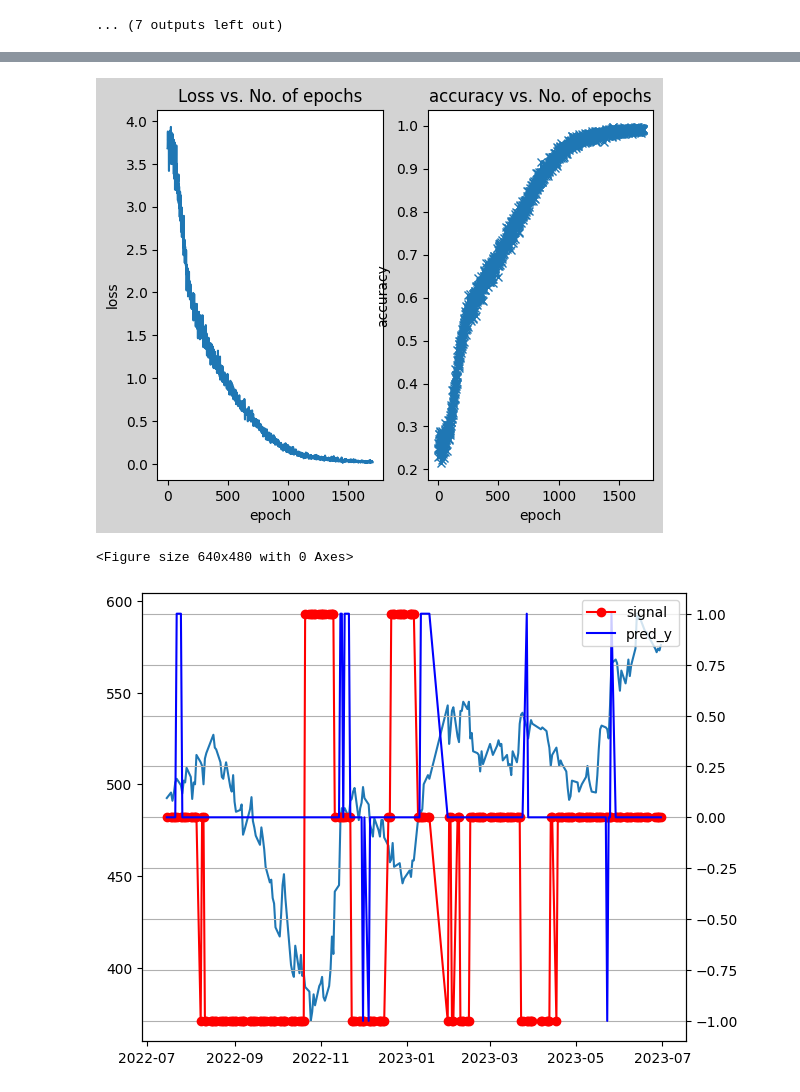
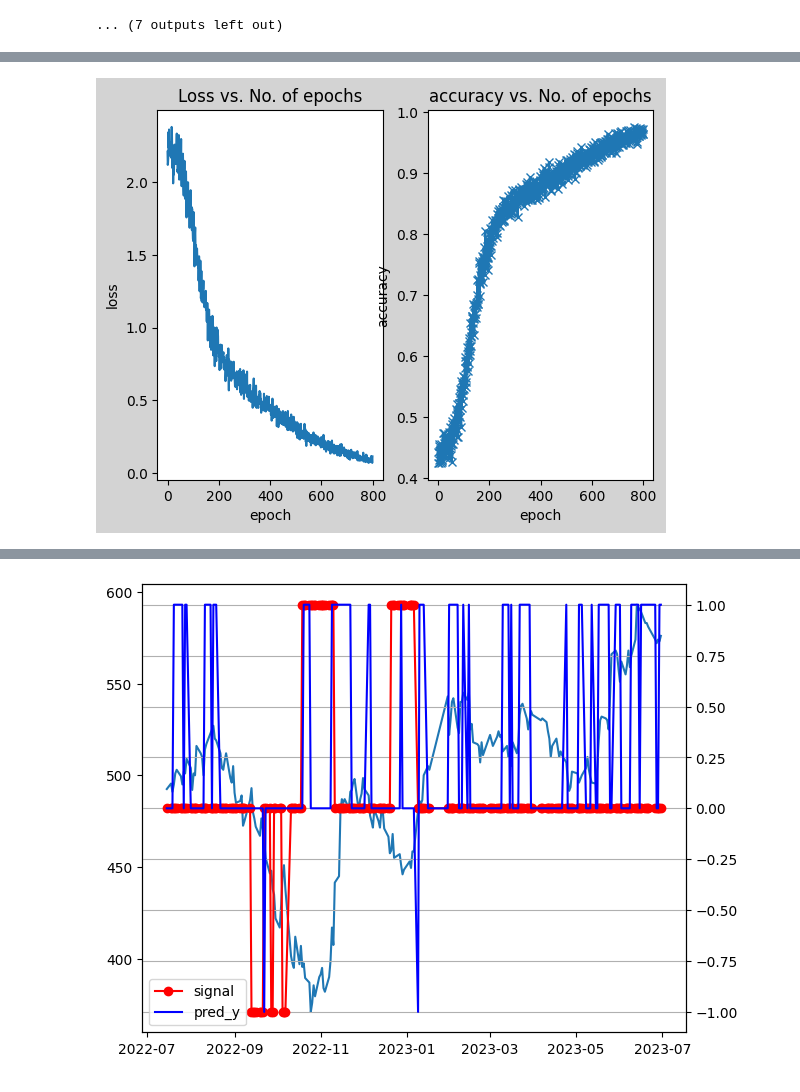
Before and after one commit to llffhh/Stock-Prediction-by-CNN-Study, a Jupyter notebook: stock_AI.ipynb, the cells around one changed output, grey strips where cells are left out. Drawn from its saved outputs; the diff is of its cells as text; code cells hidden in the pictures.

Commit message:
change the epoch

```diff
--- a/stock_AI.ipynb
+++ b/stock_AI.ipynb
@@ -647,7 +647,7 @@ StockTech_Nonan = StockTech.iloc[60:len(StockTech),:]
 print(StockTech_Nonan)
 
 #label the data and take out the Technical indicator and the label
-ret = triple_barrier.triple_barrier(StockTech_Nonan, 1.15, 0.95, 20)
+ret = triple_barrier.triple_barrier(StockTech_Nonan, 1.15, 0.85, 20)
 StockTechRet_Nonan = pd.concat([StockTech_Nonan,ret],axis=1)
 StockTechRet_Nonan_TechInd = StockTechRet_Nonan.iloc[:len(StockTechRet_Nonan),6:15*15+6]
 
@@ -940,7 +932,7 @@ list_cv_x=[]
 for i in range(len(cv_x)):
   list_cv_x.append(cv_x[i].tolist())
 list_cv_x=np.array(list_cv_x).reshape(len(list_cv_x),15,15,1)
-train_history1 = Model.net1(lr,total_steps,warmup_proportion,min_lr).fit(x=train_x,y=ten_y,batch_size=2000,epochs=1700,shuffle=False)
+train_history1 = Model.net1(lr,total_steps,warmup_proportion,min_lr).fit(x=train_x,y=ten_y,batch_size=2000,epochs=800,shuffle=False)
 
 # validation
 # list_cv_y=utils.to_categorical(cv_y,3)
@@ -1025,0 +1018 @@ _________________________________________________________________
+[figure, new version]
@@ -1043,6 +1020,4 @@ weighted avg       0.49      0.45      0.33       232
-[figure, old version]
-<Figure size 640x480 with 0 Axes>
-[figure, old version]
+[figure, new version]
 # %%
 # Plot the Confusion Matrix
 plot_confusion_matrix(ConfusionMatrix1, normalize = False, target_names = ['stop loss', 'hold', 'stop profit'], title = "Confusion Matrix")
```
Also changed, not shown: parts of 8 cells of this notebook.
